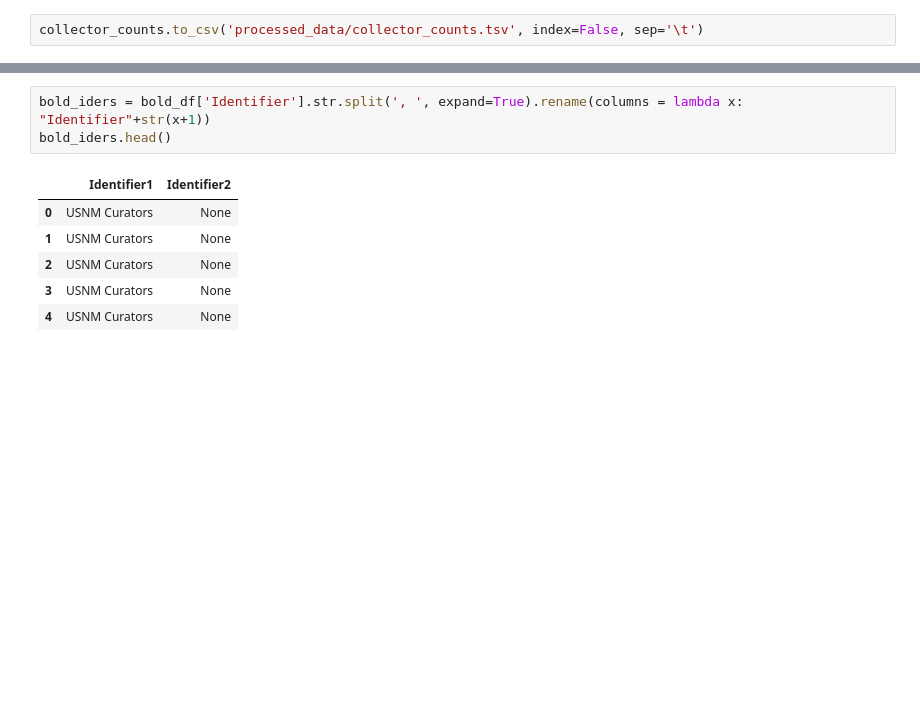
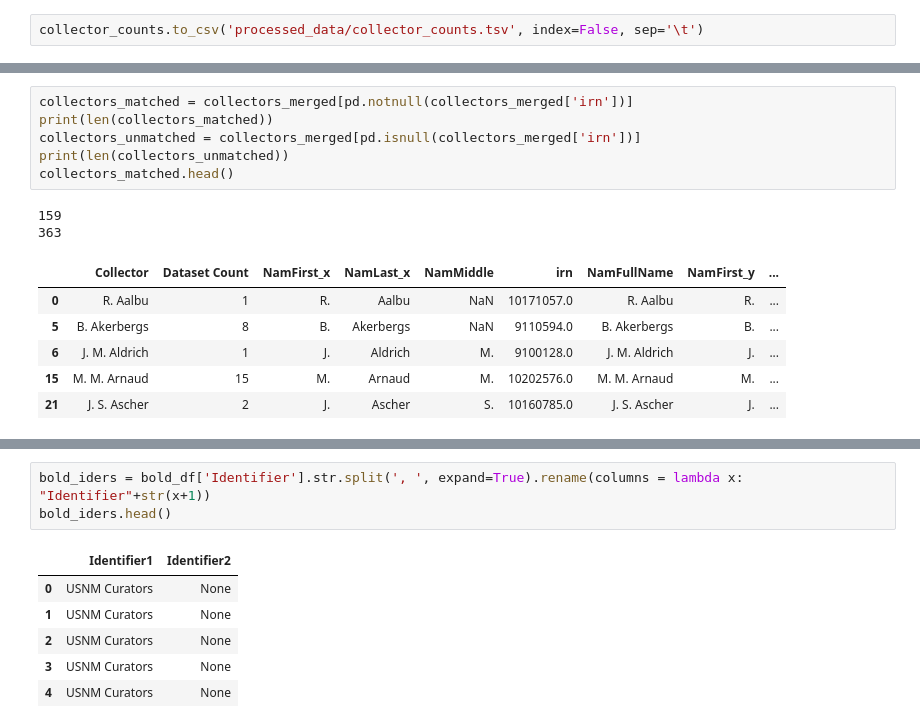
Before and after one commit to MikeTrizna/diptera_emu_upload, a Jupyter notebook: Step 3 Generating Parties upload for new authors and collectors.ipynb, the cells around one changed output, grey strips where cells are left out. Drawn from its saved outputs; the diff is of its cells as text; blank space fills up the shorter version.

```diff
--- a/Step 3 Generating Parties upload for new authors and collectors.ipynb
+++ b/Step 3 Generating Parties upload for new authors and collectors.ipynb
@@ -343,0 +431,15 @@ collector_counts.to_csv('processed_data/collector_counts.tsv', index=False, sep=
+# %%
+collectors_matched = collectors_merged[pd.notnull(collectors_merged['irn'])]
+print(len(collectors_matched))
+collectors_unmatched = collectors_merged[pd.isnull(collectors_merged['irn'])]
+print(len(collectors_unmatched))
+collectors_matched.head()
+# %% [output]
+159
+363
+|  | Collector | Dataset Count | NamFirst_x | NamLast_x | NamMiddle | irn | NamFullName | NamFirst_y | ... |
+| 0 | R. Aalbu | 1 | R. | Aalbu | NaN | 10171057.0 | R. Aalbu | R. | ... |
+| 5 | B. Akerbergs | 8 | B. | Akerbergs | NaN | 9110594.0 | B. Akerbergs | B. | ... |
+| 6 | J. M. Aldrich | 1 | J. | Aldrich | M. | 9100128.0 | J. M. Aldrich | J. | ... |
+| 15 | M. M. Arnaud | 15 | M. | Arnaud | M. | 10202576.0 | M. M. Arnaud | M. | ... |
+| 21 | J. S. Ascher | 2 | J. | Ascher | S. | 10160785.0 | J. S. Ascher | J. | ... |
```
Also changed, not shown: parts of 28 cells of this notebook, 7 other files.
